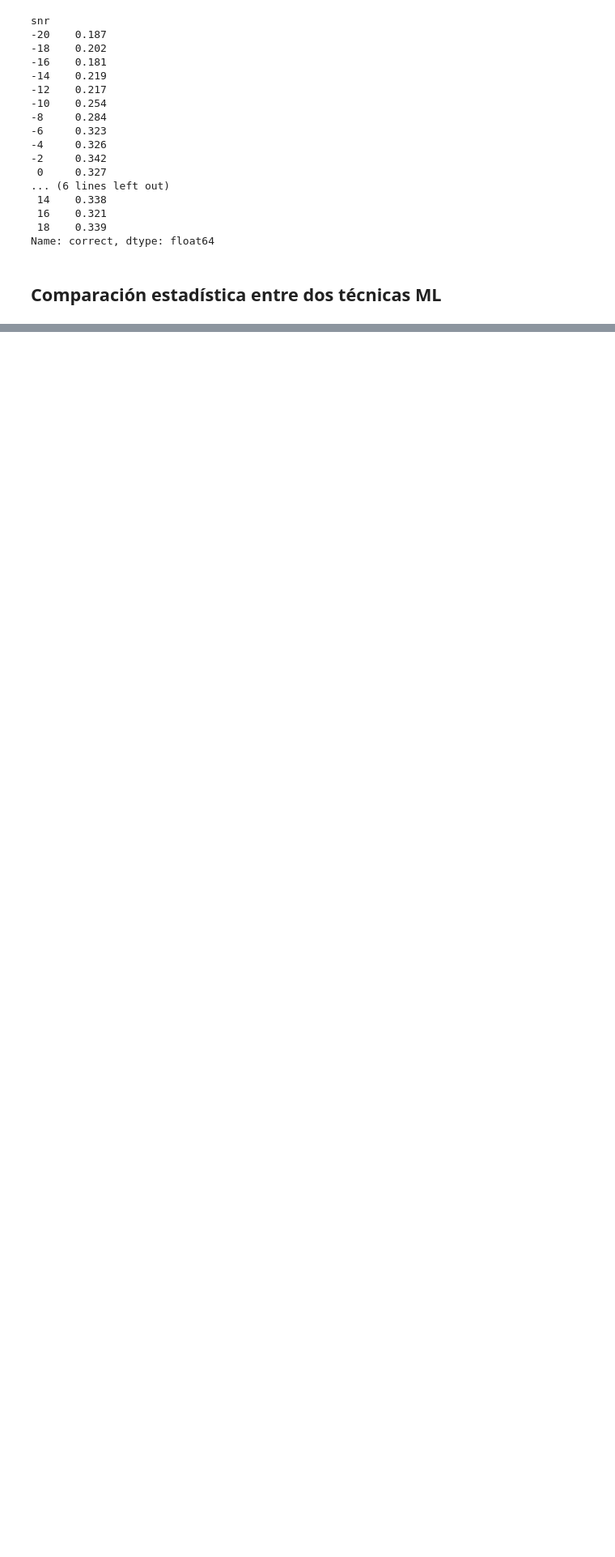
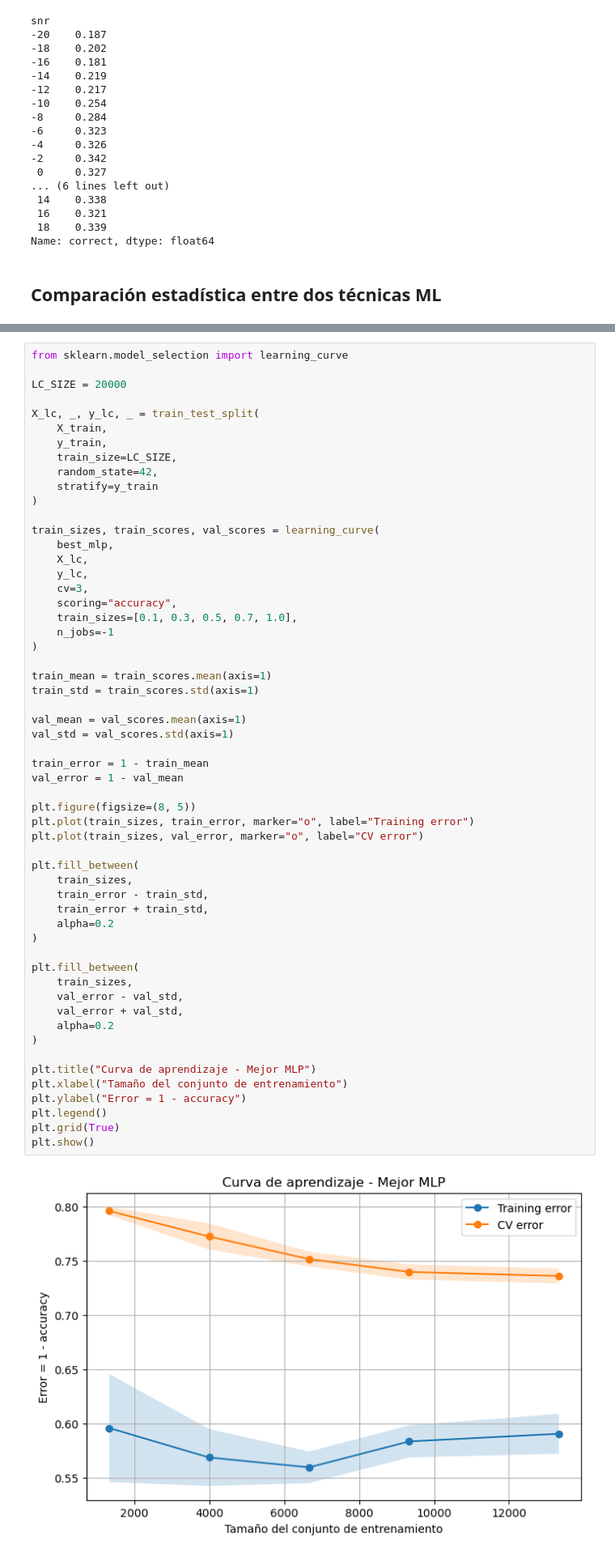
Before and after one commit to gbberru/ML-Digital-Modulations-classifier, a Jupyter notebook: notebook/digital-modulations-classifier.ipynb, the cells around one changed output, grey strips where cells are left out. Shown at 81% size. Cells and saved outputs as stored; diff of their text form; blank space fills up the shorter version.

Commit message:
ADD TRAIN

```diff
--- a/notebook/digital-modulations-classifier.ipynb
+++ b/notebook/digital-modulations-classifier.ipynb
@@ -953,0 +1043,58 @@ Name: correct, dtype: float64
+# %%
+from sklearn.model_selection import learning_curve
+
+LC_SIZE = 20000
+
+X_lc, _, y_lc, _ = train_test_split(
+    X_train,
+    y_train,
+    train_size=LC_SIZE,
+    random_state=42,
+    stratify=y_train
+)
+
+train_sizes, train_scores, val_scores = learning_curve(
+    best_mlp,
+    X_lc,
+    y_lc,
+    cv=3,
+    scoring="accuracy",
+    train_sizes=[0.1, 0.3, 0.5, 0.7, 1.0],
+    n_jobs=-1
+)
+
+train_mean = train_scores.mean(axis=1)
+train_std = train_scores.std(axis=1)
+
+val_mean = val_scores.mean(axis=1)
+val_std = val_scores.std(axis=1)
+
+train_error = 1 - train_mean
+val_error = 1 - val_mean
+
+plt.figure(figsize=(8, 5))
+plt.plot(train_sizes, train_error, marker="o", label="Training error")
+plt.plot(train_sizes, val_error, marker="o", label="CV error")
+
+plt.fill_between(
+    train_sizes,
+    train_error - train_std,
+    train_error + train_std,
+    alpha=0.2
+)
+
+plt.fill_between(
+    train_sizes,
+    val_error - val_std,
+    val_error + val_std,
+    alpha=0.2
+)
+
+plt.title("Curva de aprendizaje - Mejor MLP")
+plt.xlabel("Tamaño del conjunto de entrenamiento")
+plt.ylabel("Error = 1 - accuracy")
+plt.legend()
+plt.grid(True)
+plt.show()
+# %% [output]
+[figure, added]
```
Also changed, not shown: parts of 8 cells of this notebook.
